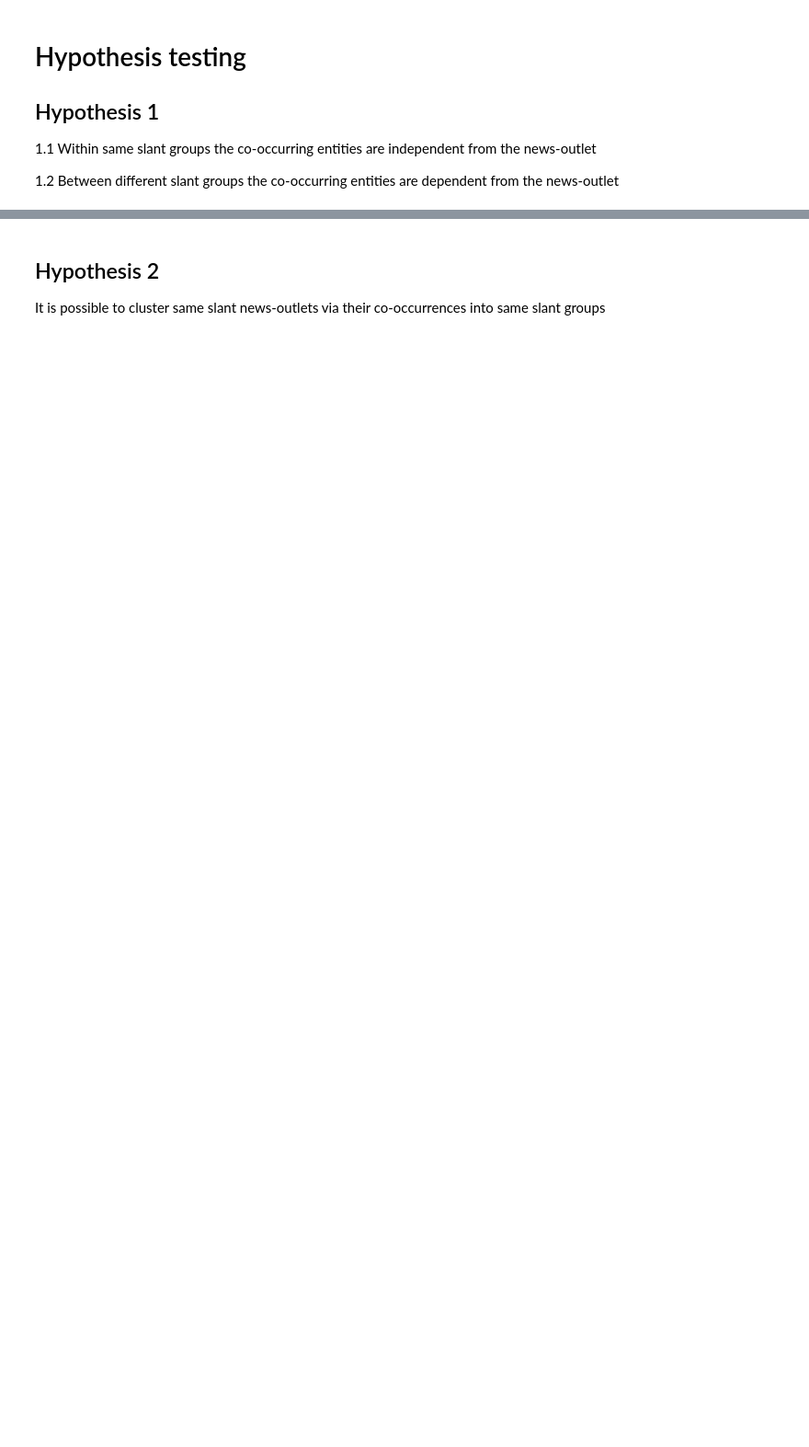
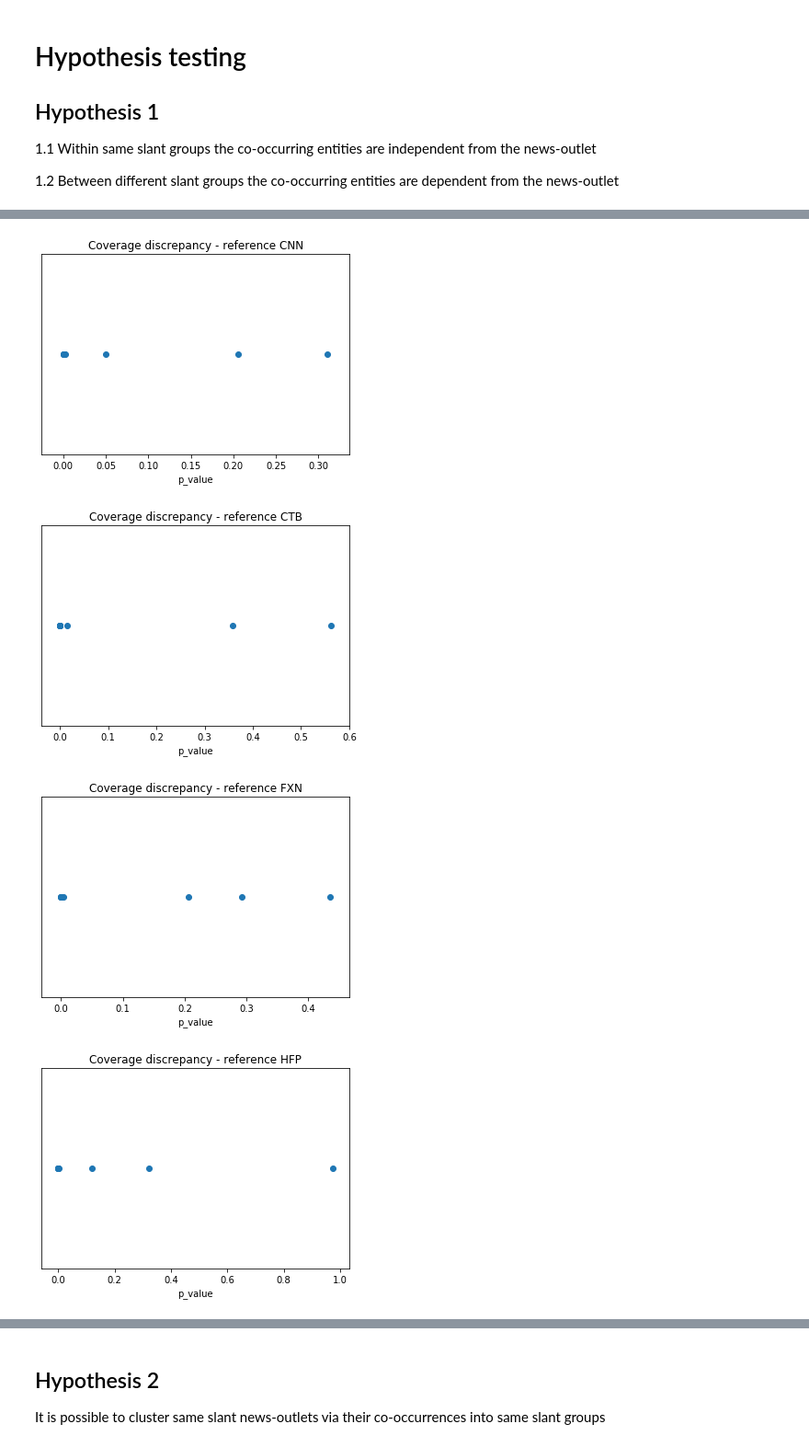
Before and after one commit to the-banandit/OmissionOrCommission, a Jupyter notebook: compareNews.ipynb, the cells around one changed output, grey strips where cells are left out. Shown at 92% size. Saved outputs shown, nothing was run; the diff lists cells and outputs as text; code cells hidden in the pictures; blank space fills up the shorter version.

```diff
--- a/compareNews.ipynb
+++ b/compareNews.ipynb
@@ -1085,0 +1079,16 @@ ValueError: scatter requires an x and y column
+# %%
+cmap = cm.get_cmap("Spectral")
+df.plot(
+    "x", "y", kind="scatter", ax=ax, s=120, linewidth=0, c=range(len(df)), colormap=cmap
+)
+
+for k, v in df.iterrows():
+    ax.annotate(
+        k,
+        v,
+        xytext=(10, -5),
+        textcoords="offset points",
+        family="sans-serif",
+        fontsize=18,
+        color="darkslategrey",
+    )
@@ -1085,0 +1098,28 @@ ValueError: scatter requires an x and y column
+# %%
+# print(df_list)
+
+for i in range(len(df_list)):
+    plt.figure()
+    plt.scatter(df_list[i].p_value, df_list[i].ones)
+
+    for k, v in df_list[i].iterrows():
+        ax.annotate(
+            k,
+            v,
+            xytext=(10, -5),
+            textcoords="offset points",
+            family="sans-serif",
+            fontsize=18,
+            color="darkslategrey",
+        )
+
+    plt.xlabel("p_value")
+    plt.title("Coverage discrepancy - reference " + str(df_list[i].combination[0][:3]))
+    plt.tick_params(axis="y", which="both", left=False, right=False, labelleft=False)
+
+plt.show()
+# %% [output]
+[figure, added]
+[figure, added]
+[figure, added]
+[figure, added]
```
Also changed, not shown: parts of 9 cells of this notebook.
